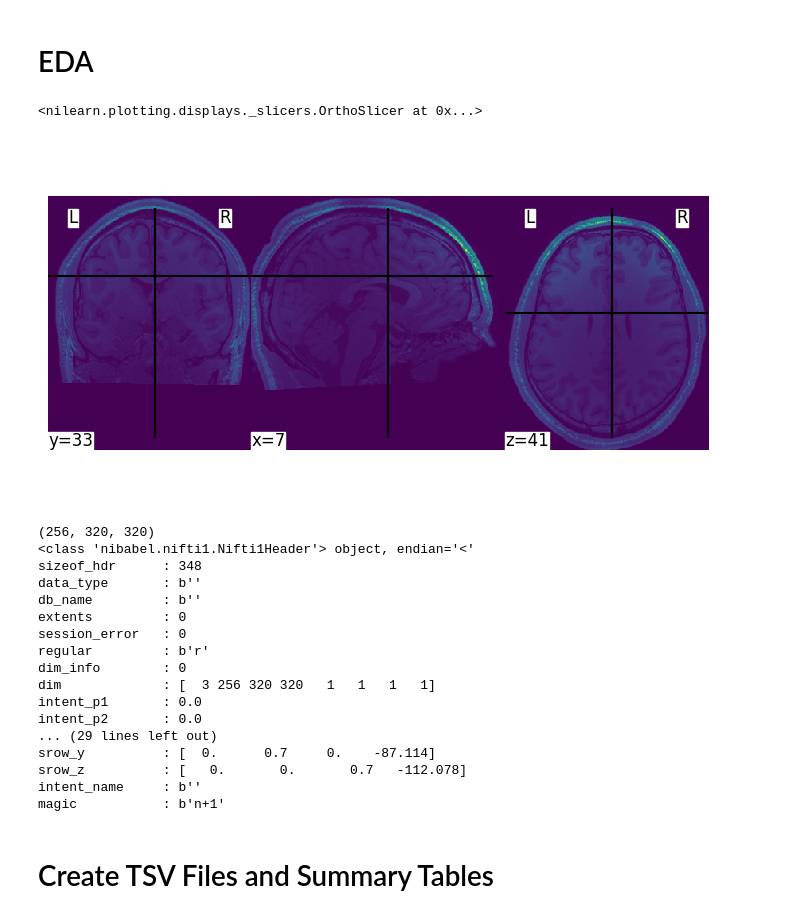
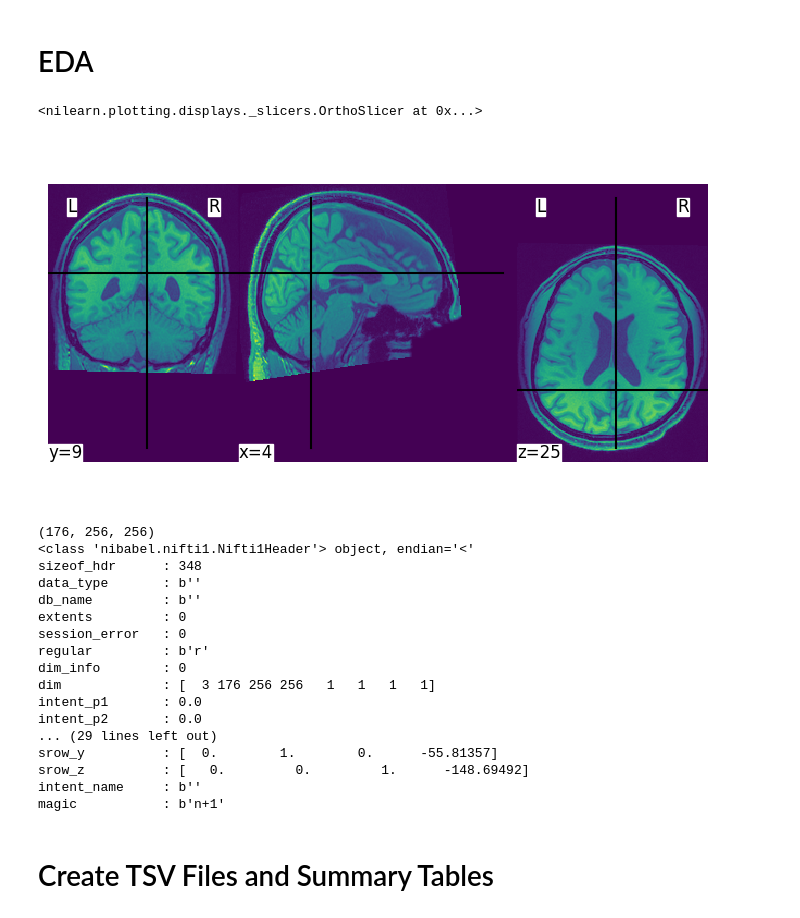
Before and after one commit to eplarocco/CHMCorr_Autism_Research, a Jupyter notebook: 01_Data_Preprocessing.ipynb, the cells around one changed output. Drawn from its saved outputs; the diff is of its cells as text; code cells hidden in the pictures.

```diff
--- a/01_Data_Preprocessing.ipynb
+++ b/01_Data_Preprocessing.ipynb
@@ -34,24 +34,24 @@ import nibabel.processing
 # %%
 # Paths
 
 # Preprocessed Image
-#image_path = 'Original_Data/ABIDE1/Caltech/sub-0051456/anat/sub-0051456_T1w.nii.gz'
+image_path = 'Original_Data/ABIDE1/CALTECH/sub-0051456/anat/sub-0051456_T1w.nii.gz'
 #image_path = 'Original_Data/ABIDE2/ABIDEII-BNI_1/sub-29006/ses-1/anat/sub-29006_ses-1_run-1_T1w.nii.gz'
 #image_path = 'Original_Data/ACE/sub-HAR30003/anat/sub-HAR30003_T1w.nii.gz'
 
 # Load Image
 img = nilearn.image.load_img(image_path)
 
 # Plot
 plotting.plot_img(image_path)
 # %% [output]
 <nilearn.plotting.displays._slicers.OrthoSlicer at 0x...>
-[figure, old version]
+[figure, new version]
 # %%
 print(img.get_fdata().shape)
 print(img.header)
 # %% [output]
-(256, 320, 320)
+(176, 256, 256)
 <class 'nibabel.nifti1.Nifti1Header'> object, endian='<'
 sizeof_hdr      : 348
 data_type       : b''
@@ -60,12 +60,12 @@ extents         : 0
 session_error   : 0
 regular         : b'r'
 dim_info        : 0
-dim             : [  3 256 320 320   1   1   1   1]
+dim             : [  3 176 256 256   1   1   1   1]
 intent_p1       : 0.0
 intent_p2       : 0.0
 ... (29 lines left out)
-srow_y          : [  0.      0.7     0.    -87.114]
-srow_z          : [   0.       0.       0.7   -112.078]
+srow_y          : [  0.        1.        0.      -55.81357]
+srow_z          : [   0.         0.         1.      -148.69492]
 intent_name     : b''
 magic           : b'n+1'
 # %% [markdown]
```
